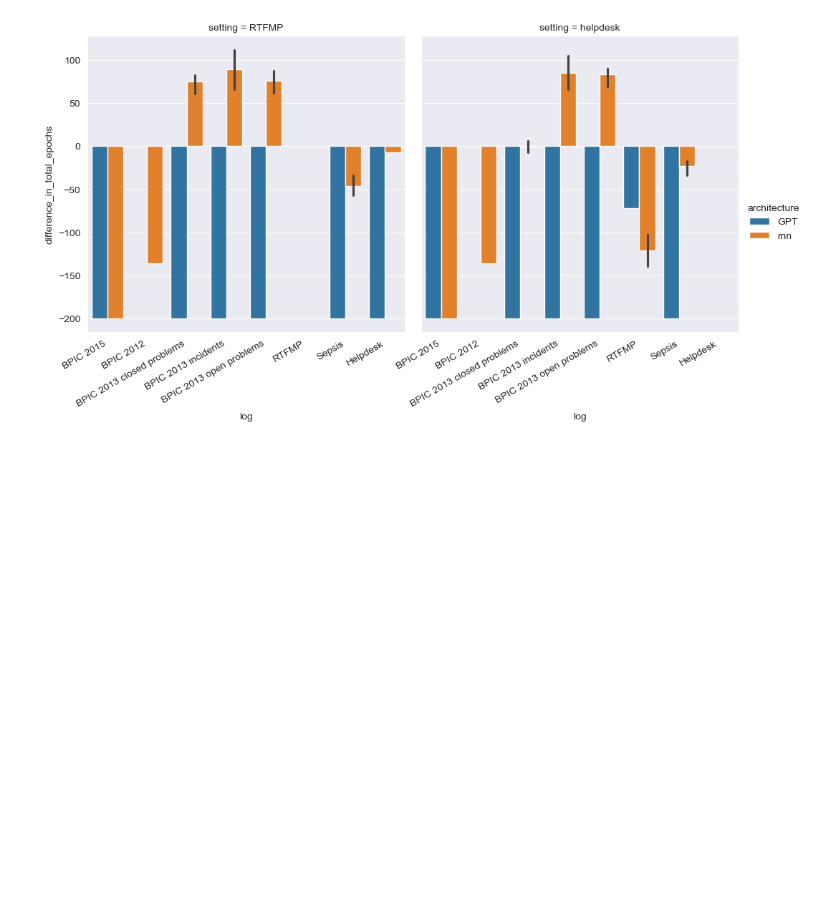
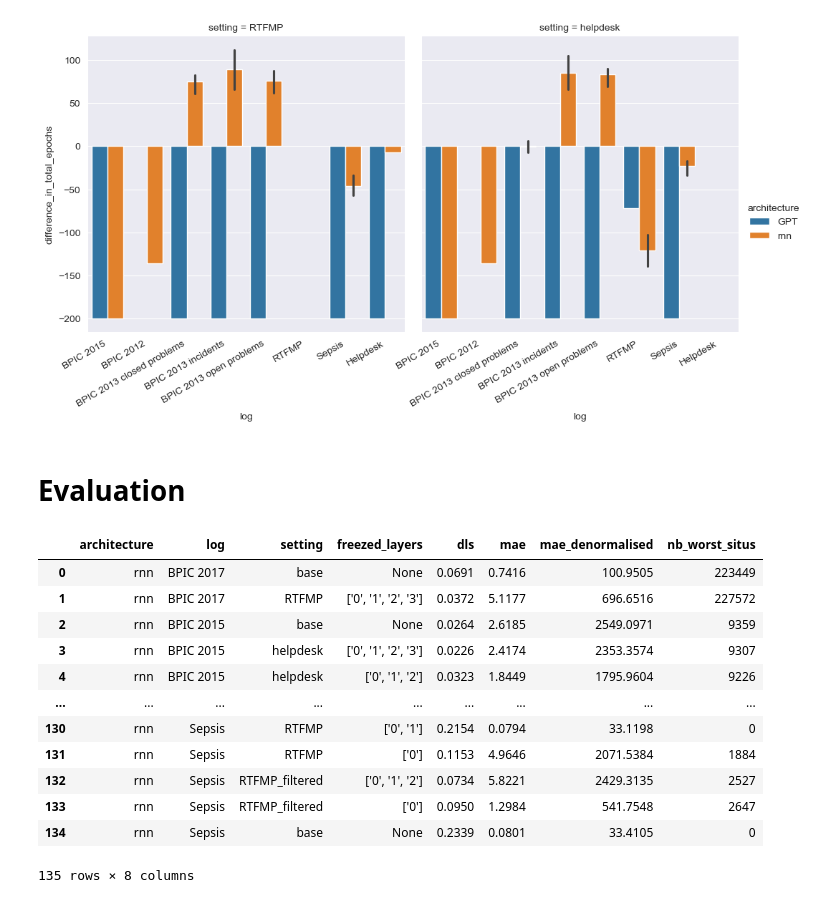
Before and after one commit to Hannoma/Transfer-Learning-for-Predictive-Process-Monitoring, a Jupyter notebook: investigating_results.ipynb, the cells around one changed output. Saved outputs shown, nothing was run; the diff lists cells and outputs as text; code cells hidden in the pictures; blank space fills up the shorter version.

```diff
--- a/investigating_results.ipynb
+++ b/investigating_results.ipynb
@@ -14,7 +14,8 @@ mapping = {
     'BPIC15_1.xes': 'BPIC 2015',
     'Road_Traffic_Fine_Management_Process.xes.gz': 'RTFMP',
     'Sepsis%20Cases%20-%20Event%20Log.xes.gz': 'Sepsis',
-    'helpdesk.csv': 'Helpdesk'
+    'helpdesk.csv': 'Helpdesk',
+    'RTFMP_filtered.xes': 'RTFMP filtered',
 }
 # %% [markdown]
 # Training
@@ -196,3 +197,24 @@ g.set_xticklabels(rotation=30, horizontalalignment='right')
 # %% [output]
 <seaborn.axisgrid.FacetGrid at 0x...>
 [figure]
+# %% [markdown]
+# Evaluation
+# %%
+all_evaluation_results = pd.read_csv('all_evaluation_results.csv')
+all_evaluation_results['log'] = all_evaluation_results['log'].map(mapping)
+all_evaluation_results['freezed_layers'] = all_evaluation_results['freezed_layers'].fillna('None')
+all_evaluation_results
+# %% [output]
+|  | architecture | log | setting | freezed_layers | dls | mae | mae_denormalised | nb_worst_situs |
+| 0 | rnn | BPIC 2017 | base | None | 0.0691 | 0.7416 | 100.9505 | 223449 |
+| 1 | rnn | BPIC 2017 | RTFMP | ['0', '1', '2', '3'] | 0.0372 | 5.1177 | 696.6516 | 227572 |
+| 2 | rnn | BPIC 2015 | base | None | 0.0264 | 2.6185 | 2549.0971 | 9359 |
+| 3 | rnn | BPIC 2015 | helpdesk | ['0', '1', '2', '3'] | 0.0226 | 2.4174 | 2353.3574 | 9307 |
+| 4 | rnn | BPIC 2015 | helpdesk | ['0', '1', '2'] | 0.0323 | 1.8449 | 1795.9604 | 9226 |
+| ... | ... | ... | ... | ... | ... | ... | ... | ... |
+| 130 | rnn | Sepsis | RTFMP | ['0', '1'] | 0.2154 | 0.0794 | 33.1198 | 0 |
+| 131 | rnn | Sepsis | RTFMP | ['0'] | 0.1153 | 4.9646 | 2071.5384 | 1884 |
+| 132 | rnn | Sepsis | RTFMP_filtered | ['0', '1', '2'] | 0.0734 | 5.8221 | 2429.3135 | 2527 |
+| 133 | rnn | Sepsis | RTFMP_filtered | ['0'] | 0.0950 | 1.2984 | 541.7548 | 2647 |
+| 134 | rnn | Sepsis | base | None | 0.2339 | 0.0801 | 33.4105 | 0 |
+135 rows × 8 columns
```
Also changed, not shown: parts of 1 cell of this notebook, 4 other files.
